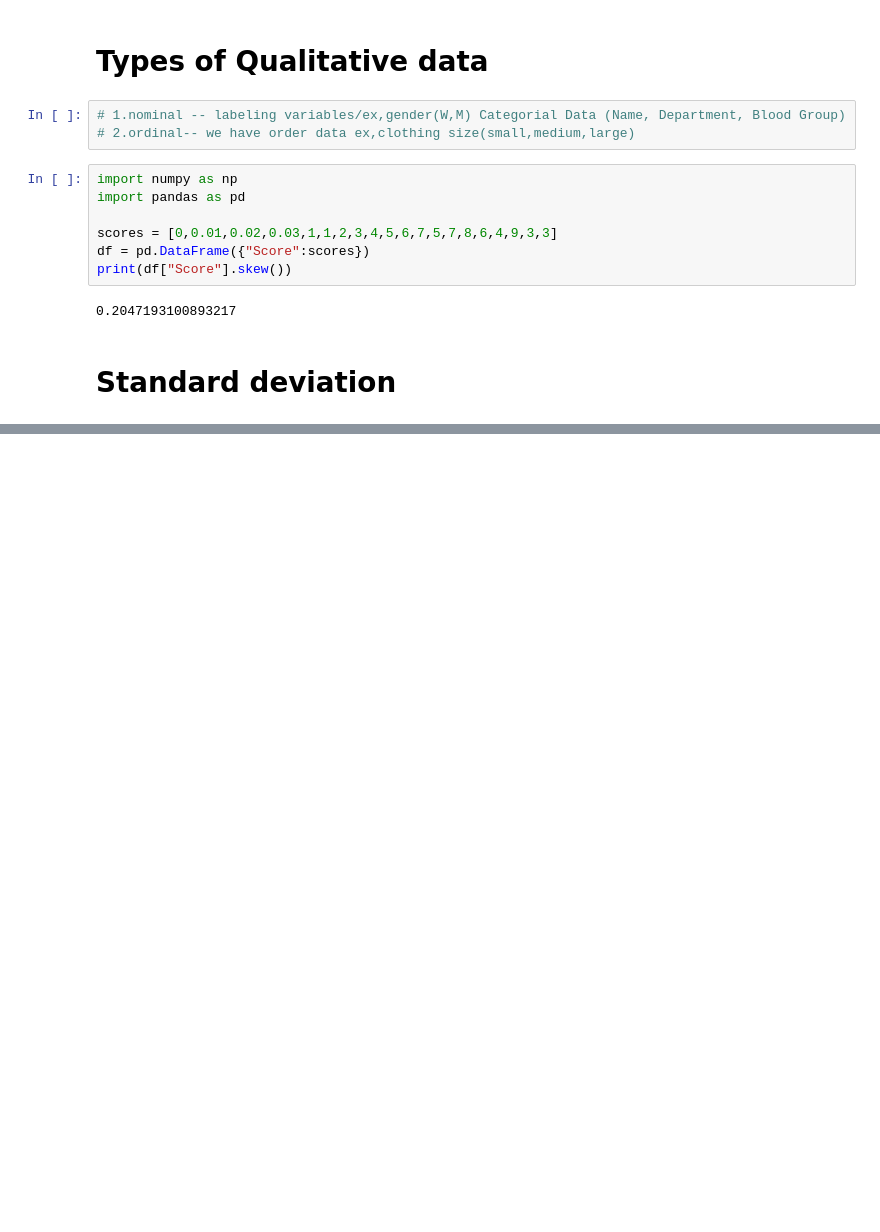
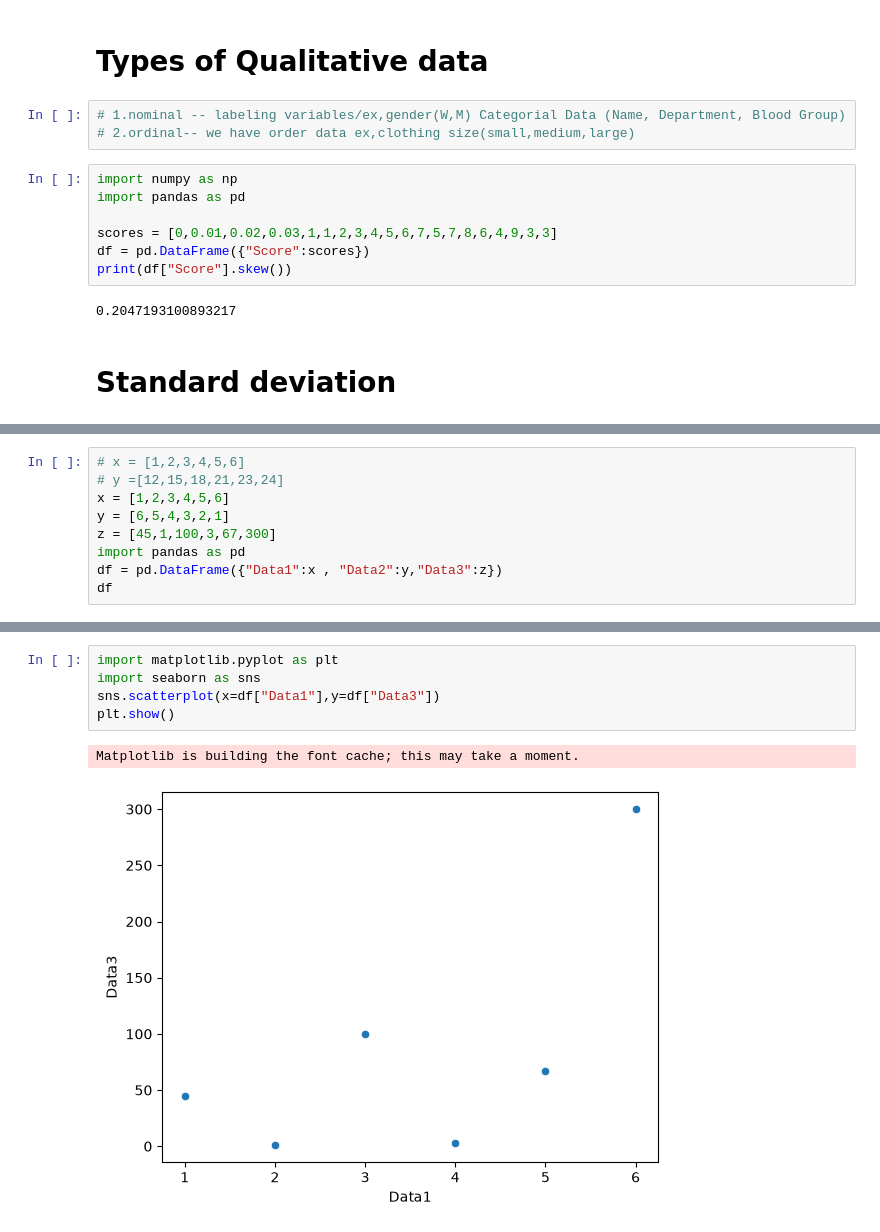
Before and after one commit to ApurvaKhismatrao/Data-Manipulation-statistics, a Jupyter notebook: Statistics24nov.ipynb, the cells around one changed output, grey strips where cells are left out. Cells and saved outputs as stored; diff of their text form; blank space fills up the shorter version.

```diff
--- a/Statistics24nov.ipynb
+++ b/Statistics24nov.ipynb
@@ -47,0 +51,9 @@ print(df["Score"].skew())
+# %%
+# x = [1,2,3,4,5,6]
+# y =[12,15,18,21,23,24]
+x = [1,2,3,4,5,6]
+y = [6,5,4,3,2,1]
+z = [45,1,100,3,67,300]
+import pandas as pd
+df = pd.DataFrame({"Data1":x , "Data2":y,"Data3":z})
+df
@@ -47,0 +68,8 @@ print(df["Score"].skew())
+# %%
+import matplotlib.pyplot as plt
+import seaborn as sns
+sns.scatterplot(x=df["Data1"],y=df["Data3"])
+plt.show()
+# %% [output]
+Matplotlib is building the font cache; this may take a moment.
+[figure, added]
```
Also changed, not shown: parts of 7 cells of this notebook, 7 other files.
